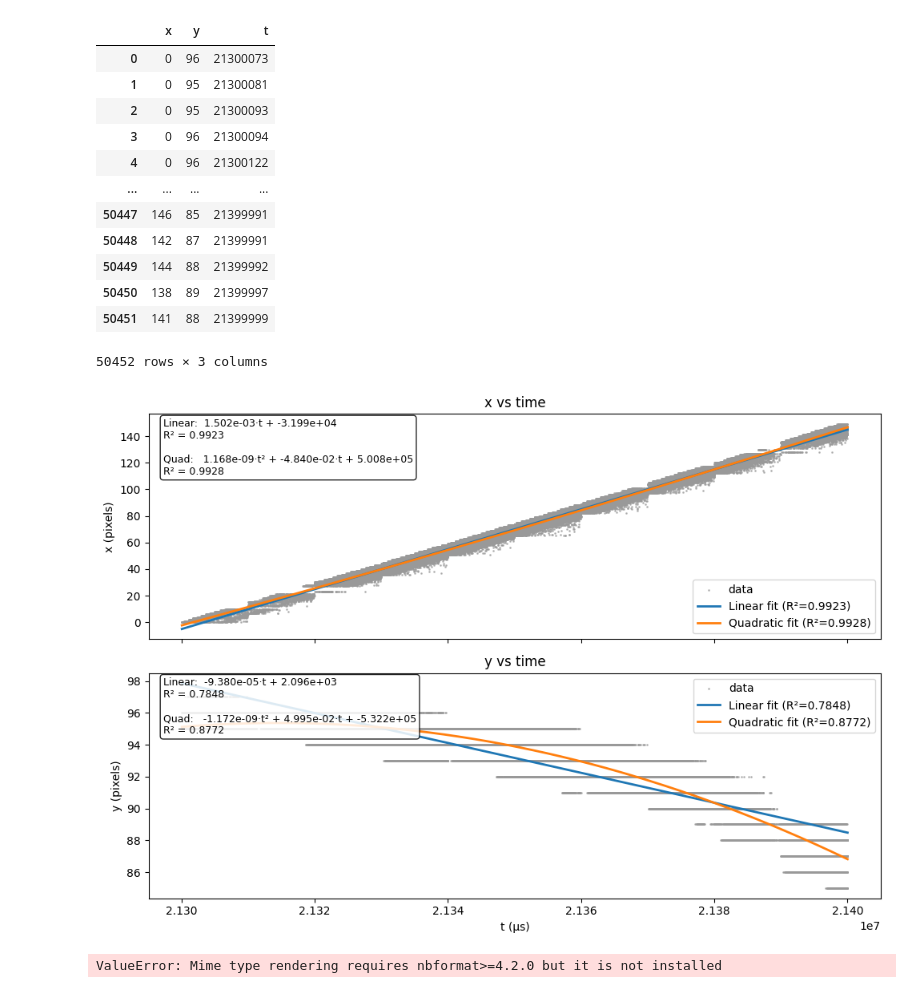
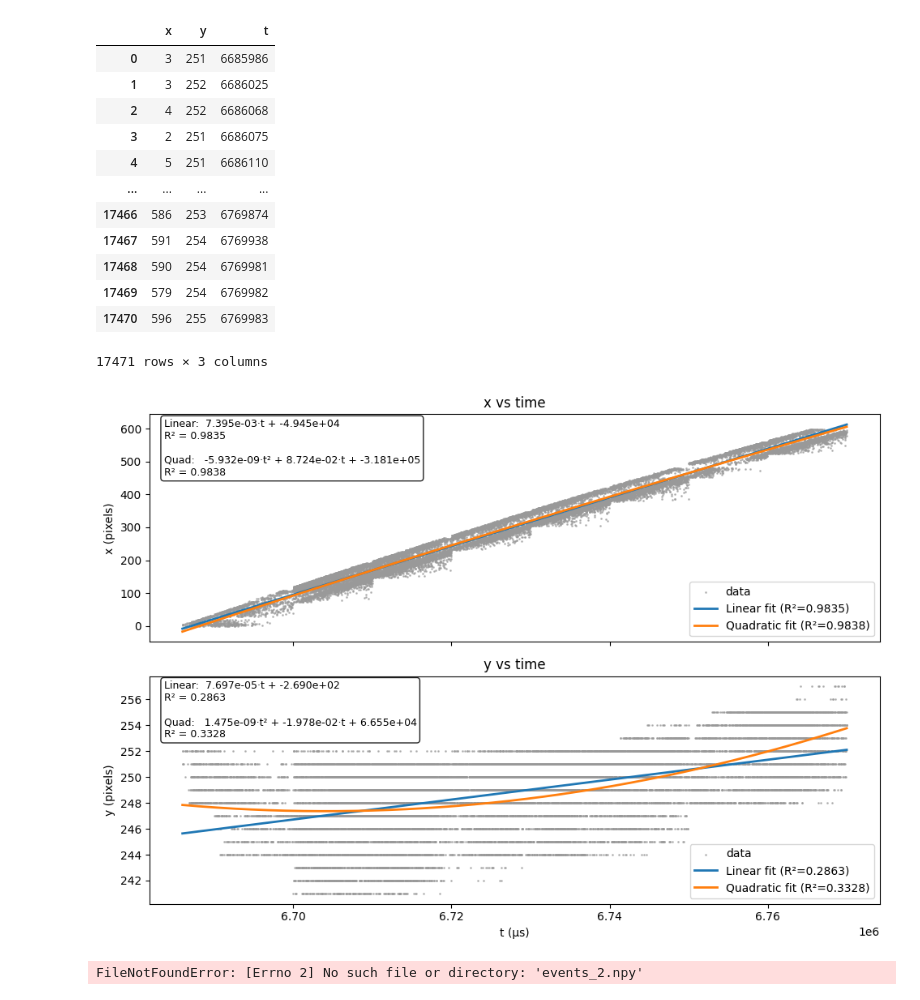
Before and after one commit to Sandarach151/Neuromorphic-Interceptor, a Jupyter notebook: analysis.ipynb, the cells around one changed output. Saved outputs shown, nothing was run; the diff lists cells and outputs as text; code cells hidden in the pictures.

```diff
--- a/analysis.ipynb
+++ b/analysis.ipynb
@@ -1,23 +1,23 @@
 # %%
 import pandas as pd
 import numpy as np
-df = pd.DataFrame(np.load("events/events_20251215_145652.npy"))
+df = pd.DataFrame(np.load("events/00001033_events_20251219_113959.npy"))
 df.columns = ['x', 'y', 't']
 df
 # %% [output]
 |  | x | y | t |
-| 0 | 0 | 96 | 21300073 |
-| 1 | 0 | 95 | 21300081 |
-| 2 | 0 | 95 | 21300093 |
-| 3 | 0 | 96 | 21300094 |
-| 4 | 0 | 96 | 21300122 |
+| 0 | 3 | 251 | 6685986 |
+| 1 | 3 | 252 | 6686025 |
+| 2 | 4 | 252 | 6686068 |
+| 3 | 2 | 251 | 6686075 |
+| 4 | 5 | 251 | 6686110 |
 | ... | ... | ... | ... |
-| 50447 | 146 | 85 | 21399991 |
-| 50448 | 142 | 87 | 21399991 |
-| 50449 | 144 | 88 | 21399992 |
-| 50450 | 138 | 89 | 21399997 |
-| 50451 | 141 | 88 | 21399999 |
+| 17466 | 586 | 253 | 6769874 |
+| 17467 | 591 | 254 | 6769938 |
+| 17468 | 590 | 254 | 6769981 |
+| 17469 | 579 | 254 | 6769982 |
+| 17470 | 596 | 255 | 6769983 |
-50452 rows × 3 columns
+17471 rows × 3 columns
 # %%
 import numpy as np
 import matplotlib.pyplot as plt
@@ -26,12 +26,12 @@ t = df["t"].to_numpy()
 x = df["x"].to_numpy()
 y = df["y"].to_numpy()
 
-time_a = 0e7  # start time in µs
-time_b = 100e7  # end time in µs
-mask = (t >= time_a) & (t <= time_b)
-t = t[mask]
-x = x[mask]
-y = y[mask]
+# time_a = 0e7  # start time in µs
+# time_b = 100e7  # end time in µs
+# mask = (t >= time_a) & (t <= time_b)
+# t = t[mask]
+# x = x[mask]
+# y = y[mask]
 
 def r2_score(y_true, y_pred):
     y_true = np.asarray(y_true)
@@ -55,7 +55,7 @@ def fit_and_plot(ax, t, v, label):
         label="data"
     )
 
-    # Linear fit (blue)
+    #Linear fit (blue)
     p1 = np.polyfit(ts, vs, 1)
     v1 = np.polyval(p1, ts)
     r2_1 = r2_score(vs, v1)
@@ -83,34 +83,34 @@ def fit_and_plot(ax, t, v, label):
     text = (
         f"Linear:  {m:.3e}·t + {b:.3e}\n"
         f"R² = {r2_1:.4f}\n\n"
         f"Quad:   {a2:.3e}·t² + {b2:.3e}·t + {c2:.3e}\n"
         f"R² = {r2_2:.4f}"
     )
     ax.text(
         0.02, 0.98, text,
         transform=ax.transAxes,
         va="top", ha="left",
         fontsize=9,
         bbox=dict(boxstyle="round", facecolor="white", alpha=0.85)
     )
 
     ax.legend(loc="best")
 
 fig, (ax1, ax2) = plt.subplots(2, 1, figsize=(10, 7), sharex=True)
 
 fit_and_plot(ax1, t, x, "x")
 ax1.set_ylabel("x (pixels)")
 ax1.set_title("x vs time")
 
 fit_and_plot(ax2, t, y, "y")
 ax2.set_xlabel("t (µs)")
 ax2.set_ylabel("y (pixels)")
 ax2.set_title("y vs time")
 
 plt.tight_layout()
 plt.show()
 # %% [output]
-[figure, old version]
+[figure, new version]
 # %%
 import plotly.graph_objects as go
 import numpy as np
@@ -136,7 +136,7 @@ fig.update_layout(
     scene=dict(
         xaxis_title="x_bin (virtual pixels)",
         yaxis_title="y_bin (virtual pixels)",
-        yaxis=dict(range=[0, 120]),
+        yaxis=dict(range=[0, 480]),
         zaxis_title="time (µs)"
     ),
     width=900,
@@ -144,5 +144,8 @@ fig.update_layout(
 )
 
 fig.show()
-# %% [output]
-ValueError: Mime type rendering requires nbformat>=4.2.0 but it is not installed
+# %%
+import numpy as np
+np.load('events_2.npy')
+# %% [output]
+FileNotFoundError: [Errno 2] No such file or directory: 'events_2.npy'
```
Also changed, not shown: 17 other files.
